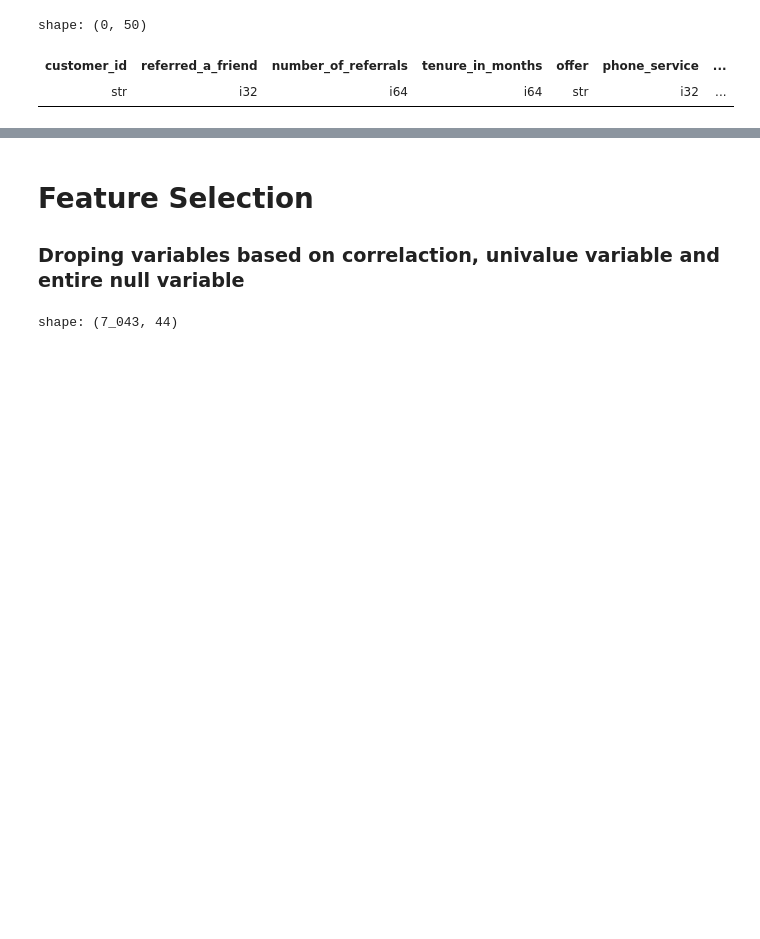
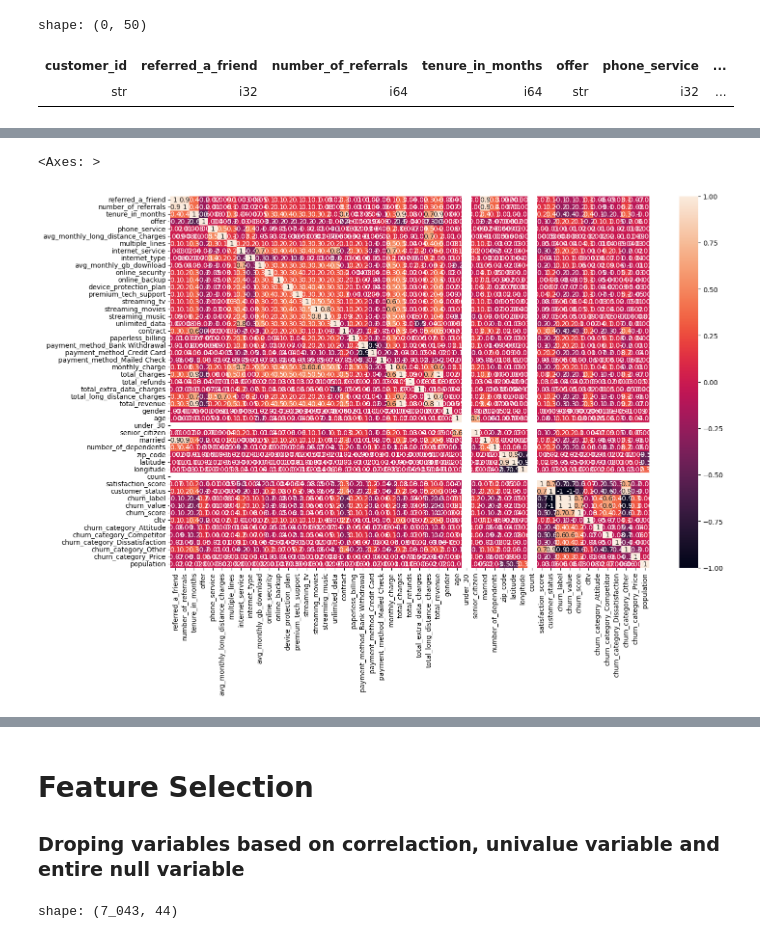
Before and after one commit to dalmeida64/NOVAIMS_EDSB25_30, a Jupyter notebook: src/EDA/eda_merge_files.ipynb, the cells around one changed output, grey strips where cells are left out. Drawn from its saved outputs; the diff is of its cells as text; code cells hidden in the pictures; blank space fills up the shorter version.

Commit message:
Feature Selection

```diff
--- a/src/EDA/eda_merge_files.ipynb
+++ b/src/EDA/eda_merge_files.ipynb
@@ -695,7 +694,7 @@ df = df.with_columns(
         .alias(col)
 )
 # %%
-col = "number_of_dependents"
+col = "total_extra_data_charges"
 
 df = df.with_columns(
     pl.when(pl.col(col) > 0)
@@ -703,7 +702,38 @@ df = df.with_columns(
         .otherwise(pl.col(col))
         .alias(col)
 )
+# %%
+col = "total_refunds"
+
+df = df.with_columns(
+    pl.when(pl.col(col) > 0)
+        .then(pl.lit(1))
+        .otherwise(pl.col(col))
+        .alias(col)
+)
+# %%
+col = "number_of_dependents"
+
+df = df.with_columns(
+    pl.when(pl.col(col) > 0)
+        .then(pl.lit(1))
+        .otherwise(pl.col(col))
+        .alias(col)
+)
 # %%
 df = df.to_dummies(columns=["payment_method"])#.drop("payment_method")
 # %%
 df = df.to_dummies(columns=["churn_category"])
+# %%
+df_numerical_variables = df.select(pl.col(pl.NUMERIC_DTYPES))
+# %%
+# calculate correlation matrix (convert to pandas for spearman correlation)
+from scipy.stats import spearmanr
+df_corr = df_numerical_variables.to_pandas().corr(method='spearman')
+
+# plot the correlation matrix
+plt.figure(figsize=(16,10))
+sns.heatmap(df_corr, annot=True, fmt = '.1g')
+# %% [output]
+<Axes: >
+[figure, added]
```
Also changed, not shown: parts of 10 cells of this notebook.
